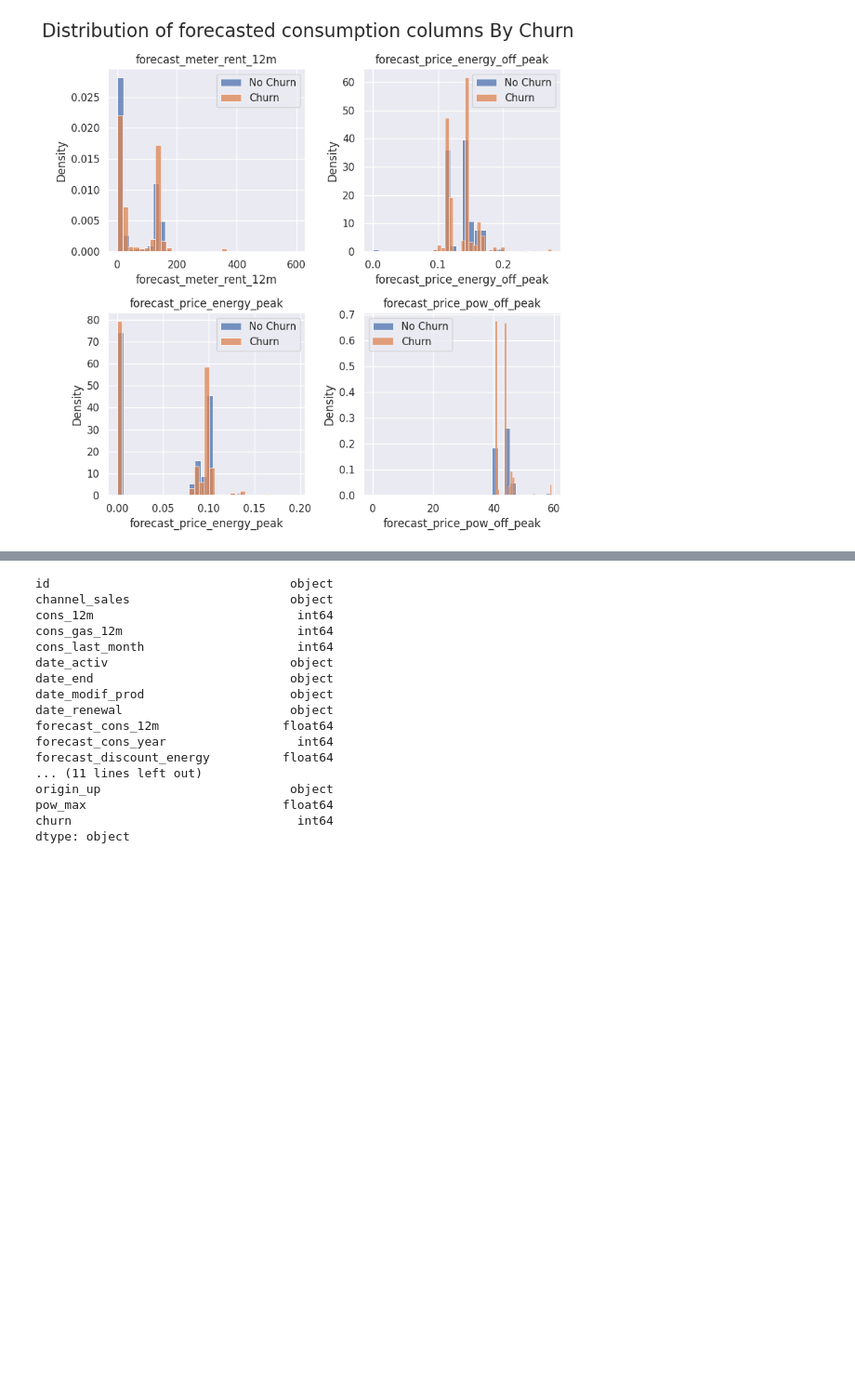
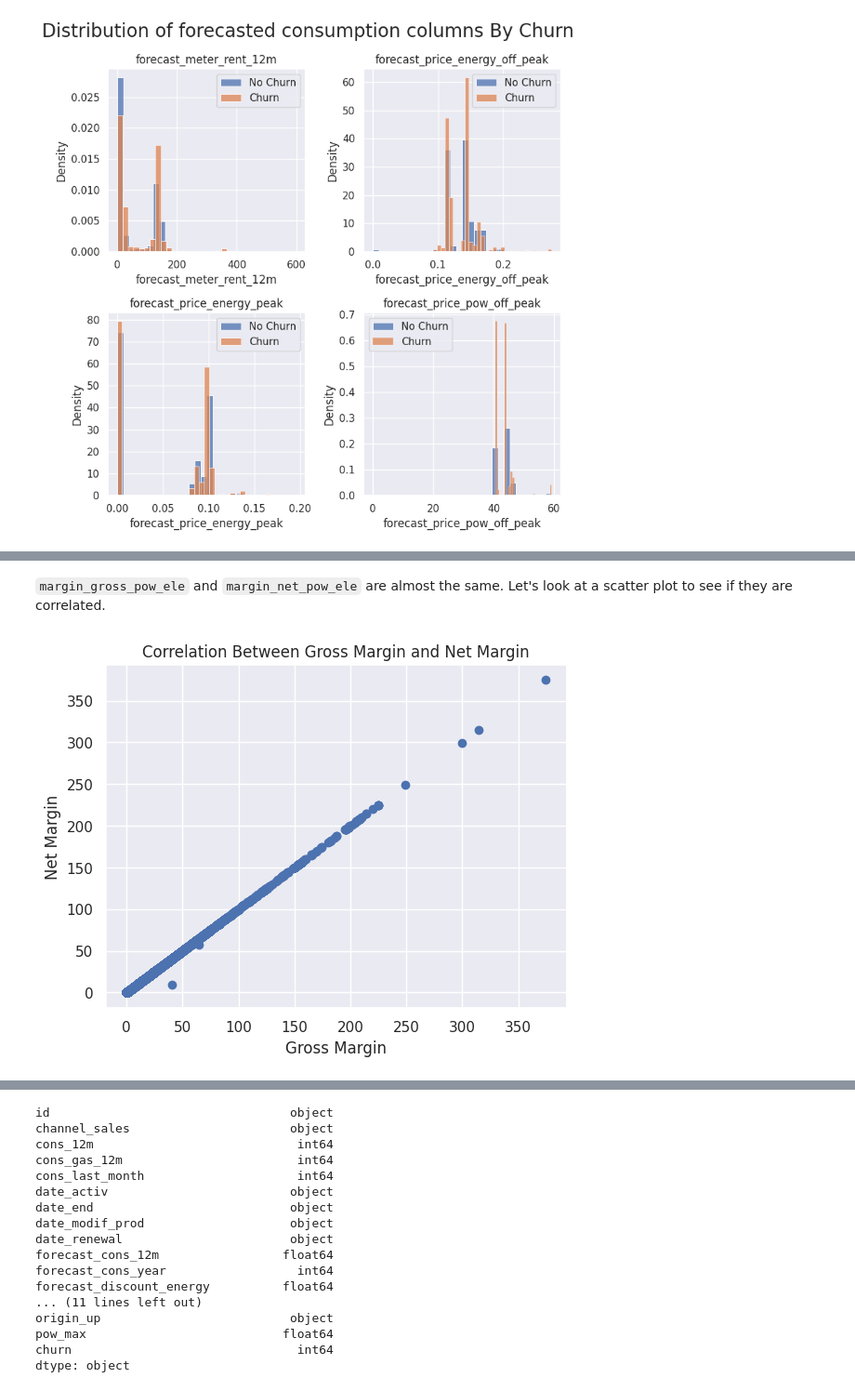
Before and after one commit to mnijadi/energy-company-customer-churn, a Jupyter notebook: notebooks/eda.ipynb, the cells around one changed output, grey strips where cells are left out. Shown at 93% size. Drawn from its saved outputs; the diff is of its cells as text; code cells hidden in the pictures; blank space fills up the shorter version.

```diff
--- a/notebooks/eda.ipynb
+++ b/notebooks/eda.ipynb
@@ -388,0 +426,11 @@ Prices seem to be a good indicator of churn, as long as consumption as we've see
+# %% [markdown]
+`margin_gross_pow_ele` and `margin_net_pow_ele` are almost the same. Let's look at a scatter plot to see if they are correlated.
+# %%
+plt.scatter(client_df['margin_gross_pow_ele'], client_df['margin_net_pow_ele'])
+plt.xlabel('Gross Margin')
+plt.ylabel('Net Margin')
+plt.title('Correlation Between Gross Margin and Net Margin')
+plt.savefig('../figures/gross_net_margin_correlation.png')
+plt.show()
+# %% [output]
+[figure, added]
```
Also changed, not shown: parts of 10 cells of this notebook, 4 other files.
